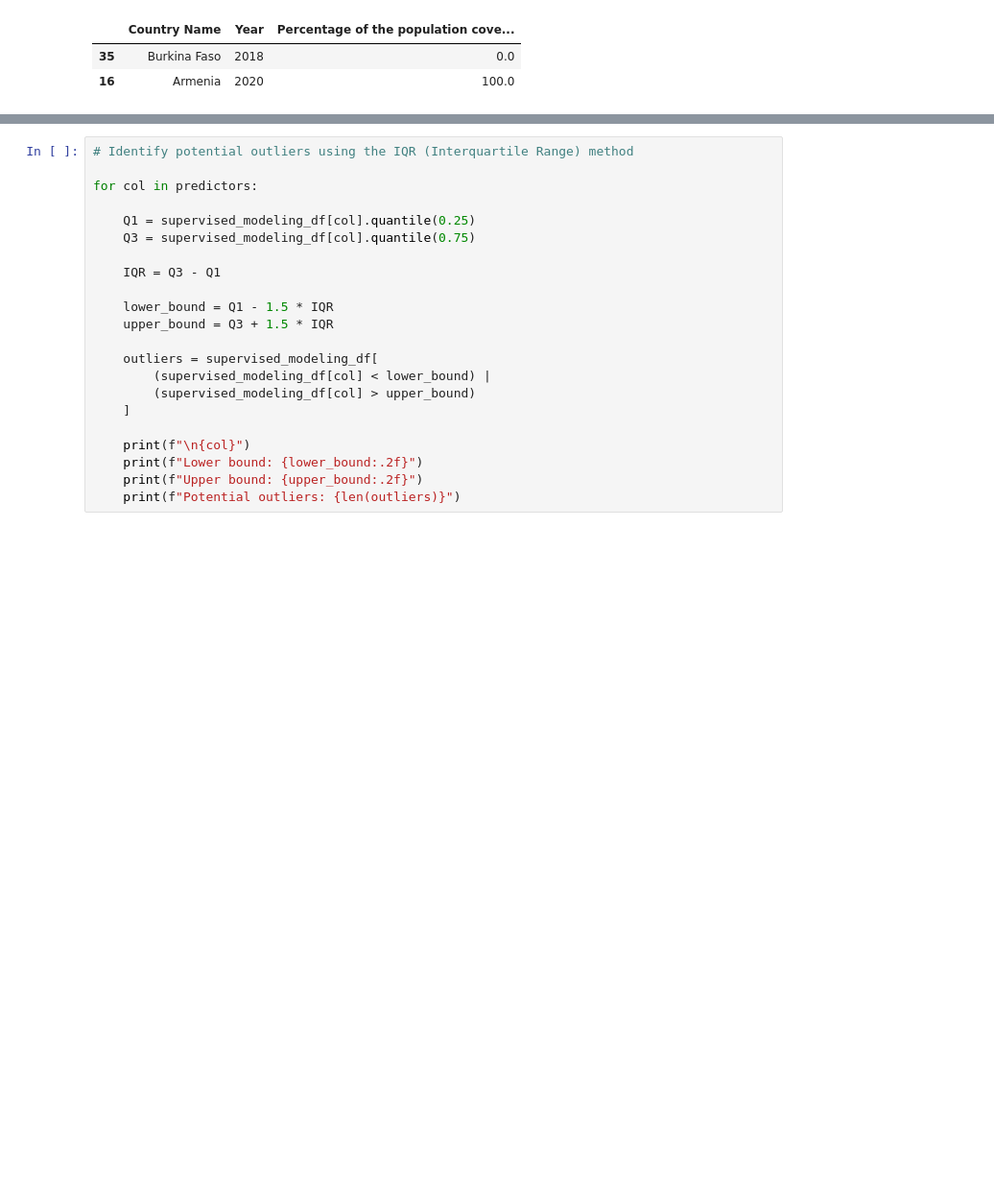
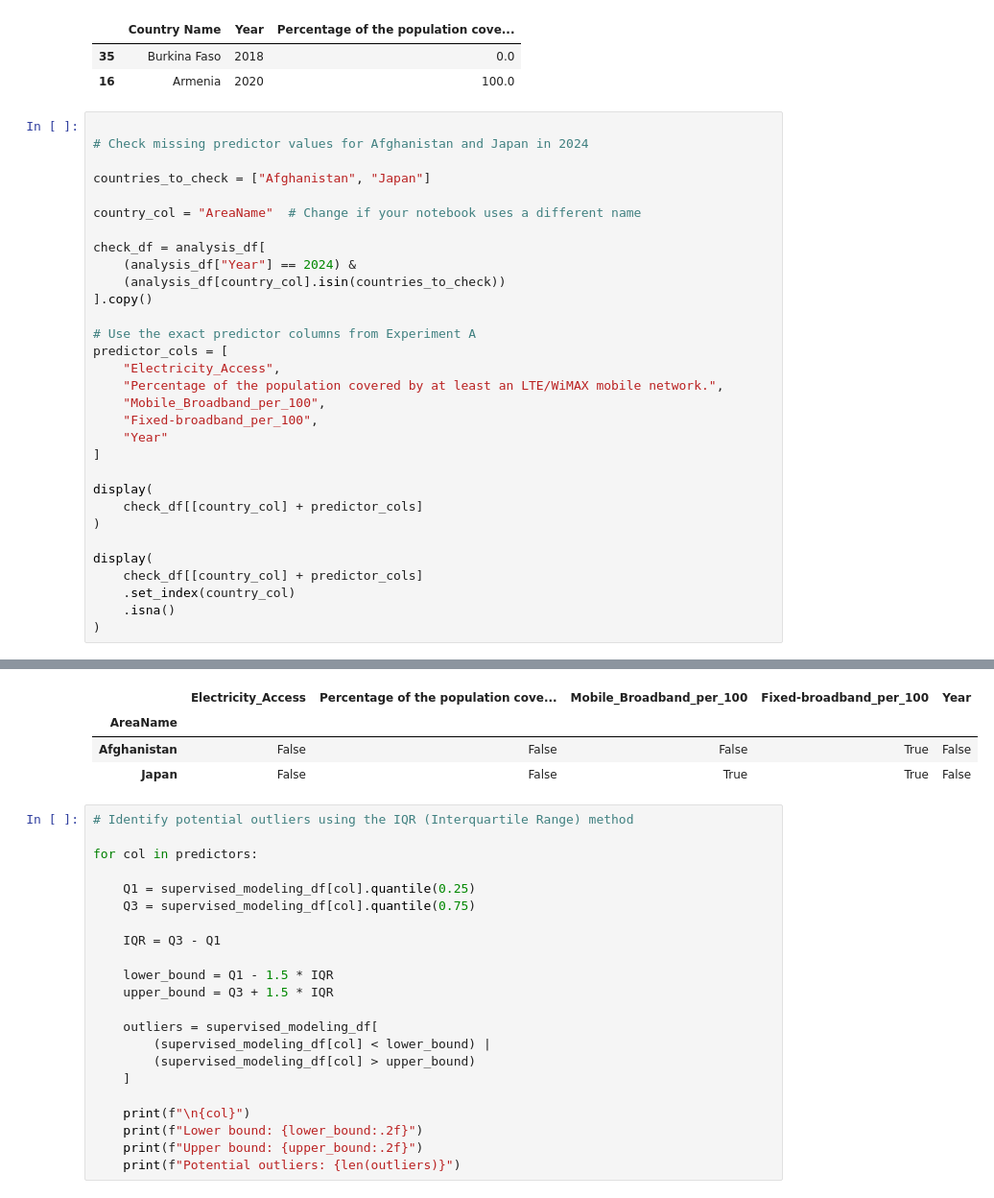
Before and after one commit to ajbunny/AI-Readiness-Governance-Capstone, a Jupyter notebook: notebooks/06_modeling_data_preparation.ipynb, the cells around one changed output, grey strips where cells are left out. Shown at 96% size. Cells and saved outputs as stored; diff of their text form; blank space fills up the shorter version.

```diff
--- a/notebooks/06_modeling_data_preparation.ipynb
+++ b/notebooks/06_modeling_data_preparation.ipynb
@@ -288,3 +288,35 @@ Predictor: Percentage of the population covered by at least an LTE/WiMAX mobile
 |  | Country Name | Year | Percentage of the population cove... |
 | 35 | Burkina Faso | 2018 | 0.0 |
 | 16 | Armenia | 2020 | 100.0 |
+# %%
+
+# Check missing predictor values for Afghanistan and Japan in 2024
+
+countries_to_check = ["Afghanistan", "Japan"]
+
+country_col = "AreaName"  # Change if your notebook uses a different name
+
+check_df = analysis_df[
+    (analysis_df["Year"] == 2024) &
+    (analysis_df[country_col].isin(countries_to_check))
+].copy()
+
+# Use the exact predictor columns from Experiment A
+predictor_cols = [
+    "Electricity_Access",
+    "Percentage of the population covered by at least an LTE/WiMAX mobile network.",
+    "Mobile_Broadband_per_100",
+    "Fixed-broadband_per_100",
+    "Year"
+]
+
+display(
+    check_df[[country_col] + predictor_cols]
+)
+
+display(
+    check_df[[country_col] + predictor_cols]
+    .set_index(country_col)
+    .isna()
+)
+# %% [output]
@@ -291,3 +326,7 @@ Predictor: Percentage of the population covered by at least an LTE/WiMAX mobile
+|  | Electricity_Access | Percentage of the population cove... | Mobile_Broadband_per_100 | Fixed-broadband_per_100 | Year |
+| AreaName |  |  |  |  |  |
+| Afghanistan | False | False | False | True | False |
+| Japan | False | False | True | True | False |
 # %%
 # Identify potential outliers using the IQR (Interquartile Range) method
 
```
Also changed, not shown: parts of 3 cells of this notebook, 3 other files.
